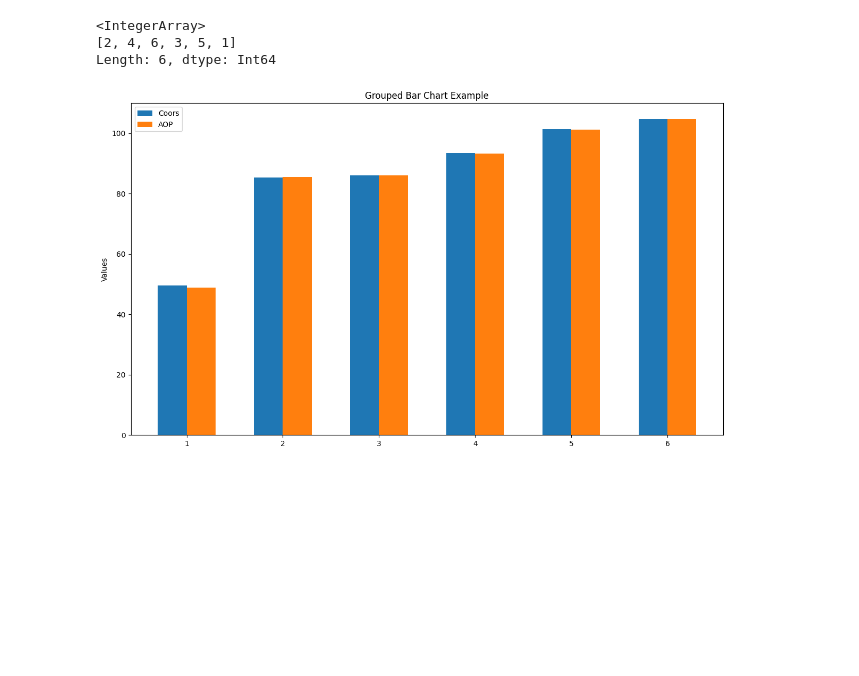
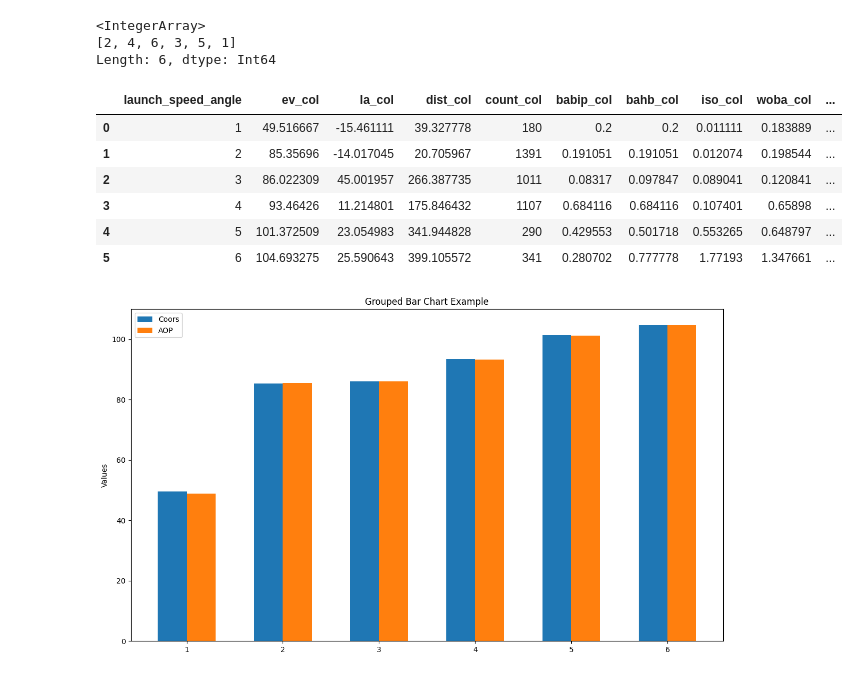
Before and after one commit to skparagas/Coors-Hangover-Effect, a Jupyter notebook: report.ipynb, the cells around one changed output. Drawn from its saved outputs; the diff is of its cells as text; code cells hidden in the pictures; blank space fills up the shorter version.

```diff
--- a/report.ipynb
+++ b/report.ipynb
@@ -379,3 +381,13 @@ statcast['xwoba_gap'] = statcast['xwoba_col'] - statcast['xwoba_mlb']
+# %%
+statcast
+# %% [output]
+|  | launch_speed_angle | ev_col | la_col | dist_col | count_col | babip_col | bahb_col | iso_col | woba_col | ... |
+| 0 | 1 | 49.516667 | -15.461111 | 39.327778 | 180 | 0.2 | 0.2 | 0.011111 | 0.183889 | ... |
+| 1 | 2 | 85.35696 | -14.017045 | 20.705967 | 1391 | 0.191051 | 0.191051 | 0.012074 | 0.198544 | ... |
+| 2 | 3 | 86.022309 | 45.001957 | 266.387735 | 1011 | 0.08317 | 0.097847 | 0.089041 | 0.120841 | ... |
+| 3 | 4 | 93.46426 | 11.214801 | 175.846432 | 1107 | 0.684116 | 0.684116 | 0.107401 | 0.65898 | ... |
+| 4 | 5 | 101.372509 | 23.054983 | 341.944828 | 290 | 0.429553 | 0.501718 | 0.553265 | 0.648797 | ... |
+| 5 | 6 | 104.693275 | 25.590643 | 399.105572 | 341 | 0.280702 | 0.777778 | 1.77193 | 1.347661 | ... |
 # %%
 fig, ax = plt.subplots(figsize = (12, 7))
 rects1 = ax.bar(statcast['launch_speed_angle'] - 0.15, statcast['ev_col'], 0.3, label='Coors')
```
Also changed, not shown: parts of 2 cells of this notebook.
